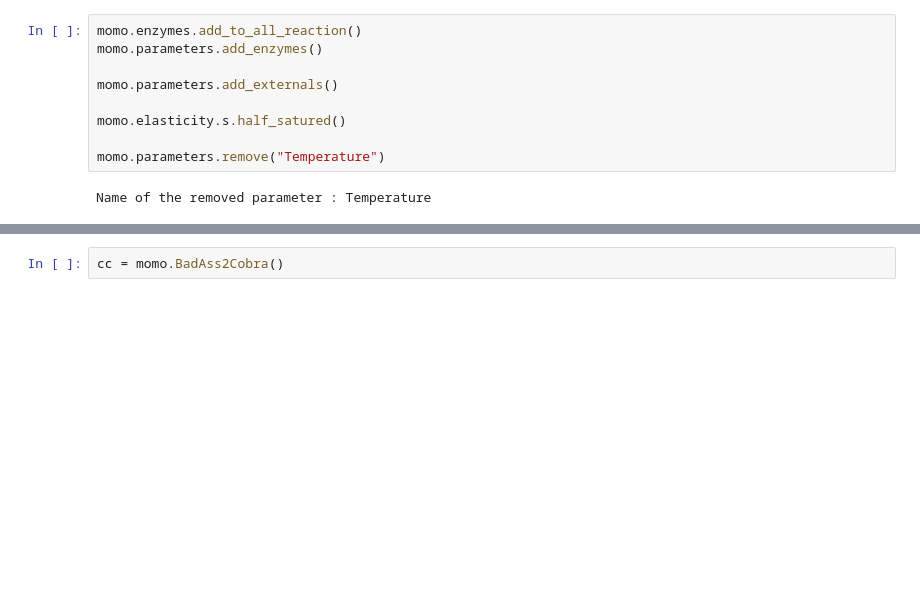
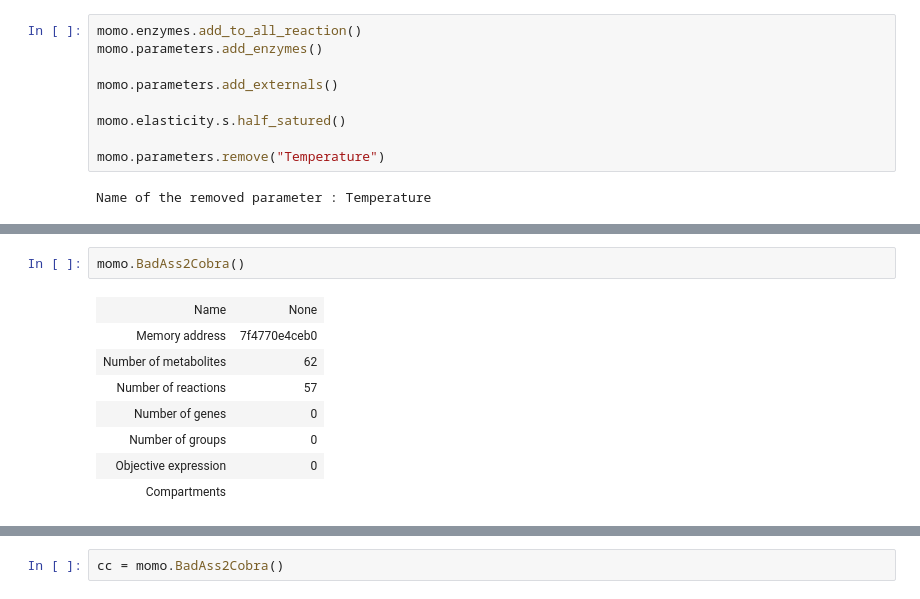
Before and after one commit to tuturax/BadAss, a Jupyter notebook: Notebooks/E_Coli_Core.ipynb, the cells around one changed output, grey strips where cells are left out. Drawn from its saved outputs; the diff is of its cells as text; blank space fills up the shorter version.

```diff
--- a/Notebooks/E_Coli_Core.ipynb
+++ b/Notebooks/E_Coli_Core.ipynb
@@ -37,0 +49,11 @@ ValueError: The size of 'elements_to_fixe'=0 and 'new_mean_fixed'=1 must be the
+# %%
+momo.BadAss2Cobra()
+# %% [output]
+| Name | None |
+| Memory address | 7f4770e4ceb0 |
+| Number of metabolites | 62 |
+| Number of reactions | 57 |
+| Number of genes | 0 |
+| Number of groups | 0 |
+| Objective expression | 0 |
+| Compartments |  |
```
Also changed, not shown: parts of 4 cells of this notebook, 11 other files.
